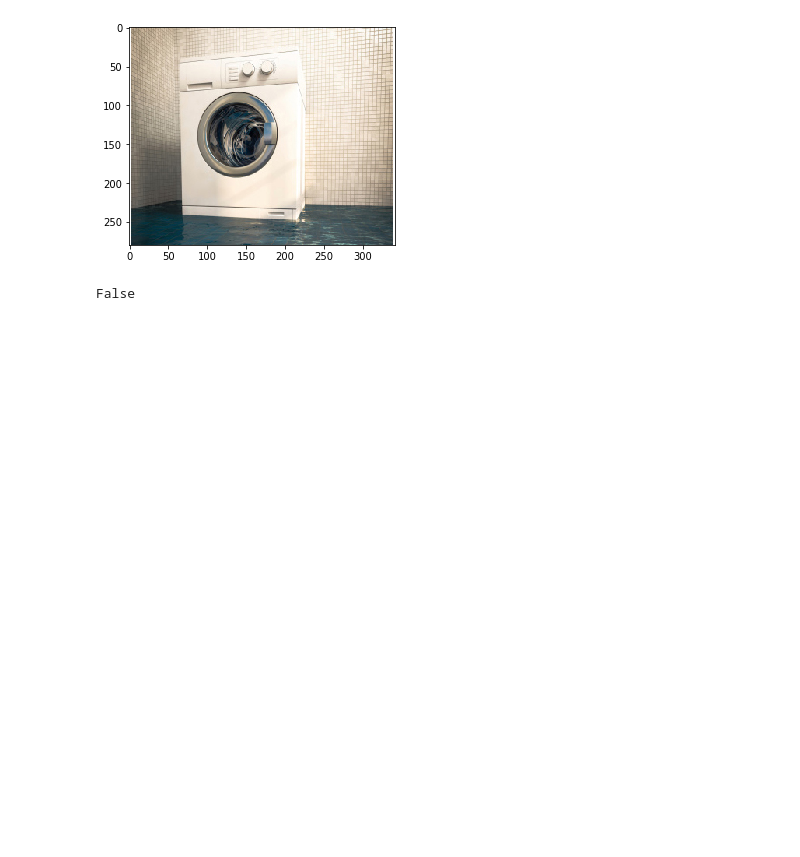
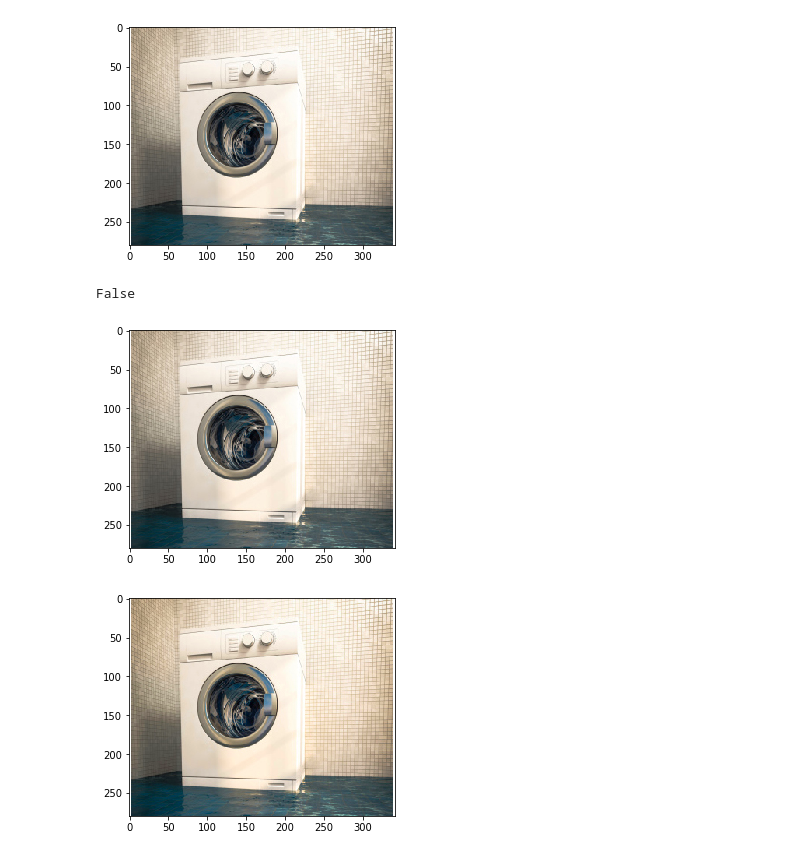
Before and after one commit to openMF/ppi-vision, a Jupyter notebook: Data_Collection/Image+Augmentation+Techniques.ipynb, the cells around one changed output. Saved outputs shown, nothing was run; the diff lists cells and outputs as text; code cells hidden in the pictures; blank space fills up the shorter version.

Commit message:
Fix #39 Add saturation and hue techniques to augment images
Co-authored-by: mehul <iit2017125@iiita.ac.in>

```diff
--- a/Data_Collection/Image+Augmentation+Techniques.ipynb
+++ b/Data_Collection/Image+Augmentation+Techniques.ipynb
@@ -365,3 +368,16 @@ Original Image
 Histogram Equalized Image
 [figure]
 False
+# %%
+# Saturation
+
+img = PIL.Image.open('/home/yashk2000/wash.jpg')
+loader_transform = transforms.ColorJitter(saturation=1)
+imgOut = loader_transform(img)
+plt.imshow(img)
+plt.show()
+plt.imshow(imgOut)
+plt.show()
+# %% [output]
+[figure, added]
+[figure, added]
```
Also changed, not shown: parts of 2 cells of this notebook.
